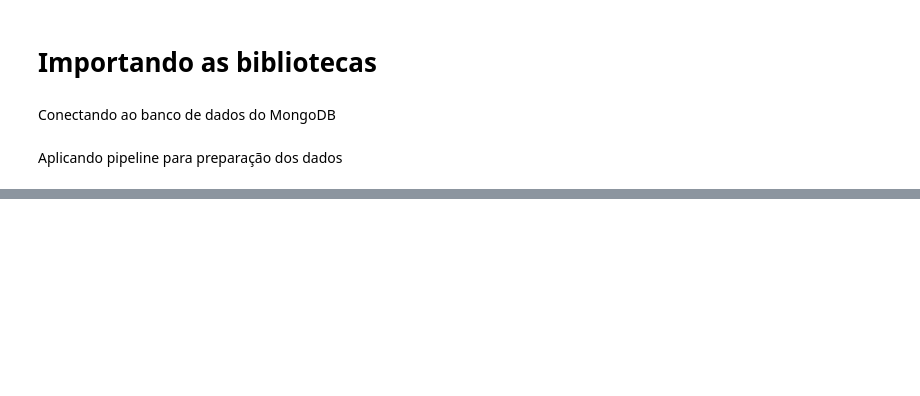
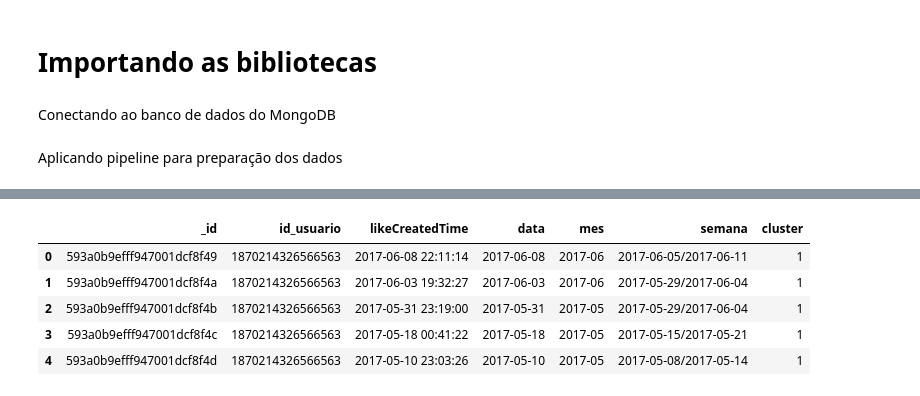
Before and after one commit to paulovitorss/analise_dados, a Jupyter notebook: time_series_eda_5.ipynb, the cells around one changed output, grey strips where cells are left out. Drawn from its saved outputs; the diff is of its cells as text; code cells hidden in the pictures; blank space fills up the shorter version.

```diff
--- a/time_series_eda_5.ipynb
+++ b/time_series_eda_5.ipynb
@@ -343,0 +484,13 @@ plt.show()
+# %%
+# Filtrar os usuários do cluster 1
+usuarios_cluster_1 = df_likes_clusterizado[df_likes_clusterizado['cluster'] == 1]
+
+# Exibir algumas linhas do cluster 0
+usuarios_cluster_1.head()
+# %% [output]
+|  | _id | id_usuario | likeCreatedTime | data | mes | semana | cluster |
+| 0 | 593a0b9efff947001dcf8f49 | 1870214326566563 | 2017-06-08 22:11:14 | 2017-06-08 | 2017-06 | 2017-06-05/2017-06-11 | 1 |
+| 1 | 593a0b9efff947001dcf8f4a | 1870214326566563 | 2017-06-03 19:32:27 | 2017-06-03 | 2017-06 | 2017-05-29/2017-06-04 | 1 |
+| 2 | 593a0b9efff947001dcf8f4b | 1870214326566563 | 2017-05-31 23:19:00 | 2017-05-31 | 2017-05 | 2017-05-29/2017-06-04 | 1 |
+| 3 | 593a0b9efff947001dcf8f4c | 1870214326566563 | 2017-05-18 00:41:22 | 2017-05-18 | 2017-05 | 2017-05-15/2017-05-21 | 1 |
+| 4 | 593a0b9efff947001dcf8f4d | 1870214326566563 | 2017-05-10 23:03:26 | 2017-05-10 | 2017-05 | 2017-05-08/2017-05-14 | 1 |
```
Also changed, not shown: parts of 14 cells of this notebook, 2 other files.
